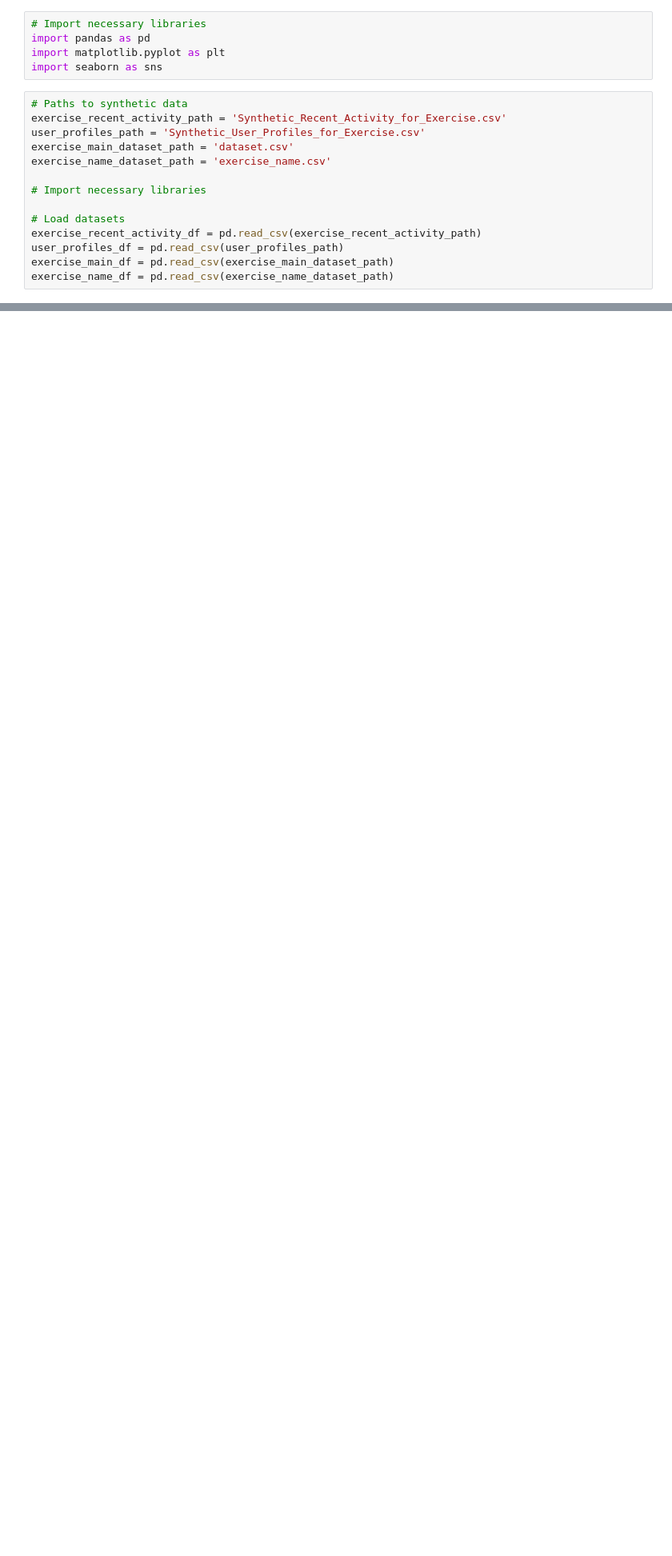
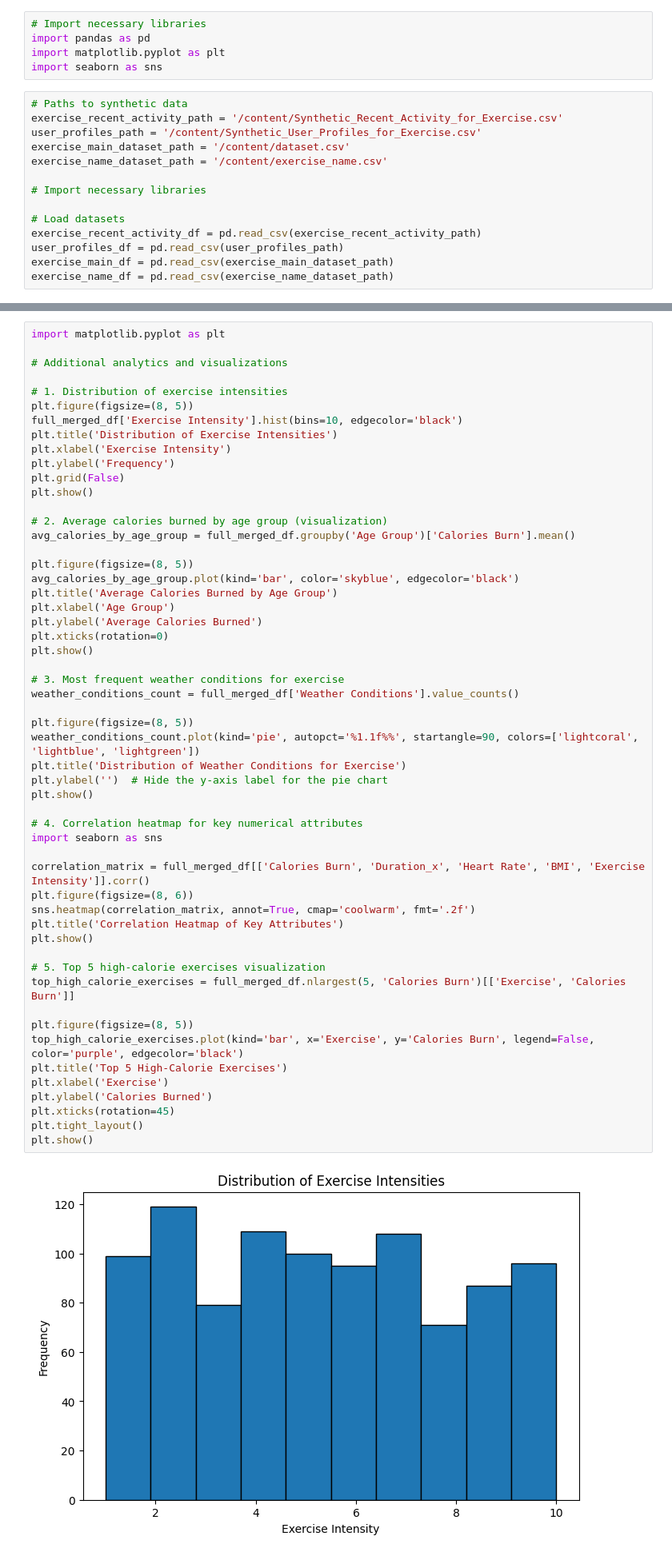
Before and after one commit to VenkatSR-14/nutribuddy, a Jupyter notebook: notebooks/Exercise_dataset_exploration.ipynb, the cells around one changed output, grey strips where cells are left out. Shown at 80% size. Drawn from its saved outputs; the diff is of its cells as text; blank space fills up the shorter version.

Commit message:
Add files via upload
Exercise recommender system analysis

```diff
--- a/notebooks/Exercise_dataset_exploration.ipynb
+++ b/notebooks/Exercise_dataset_exploration.ipynb
@@ -5,10 +5,10 @@ import matplotlib.pyplot as plt
 import seaborn as sns
 # %%
 # Paths to synthetic data
-exercise_recent_activity_path = 'Synthetic_Recent_Activity_for_Exercise.csv'
-user_profiles_path = 'Synthetic_User_Profiles_for_Exercise.csv'
-exercise_main_dataset_path = 'dataset.csv'
-exercise_name_dataset_path = 'exercise_name.csv'
+exercise_recent_activity_path = '/content/Synthetic_Recent_Activity_for_Exercise.csv'
+user_profiles_path = '/content/Synthetic_User_Profiles_for_Exercise.csv'
+exercise_main_dataset_path = '/content/dataset.csv'
+exercise_name_dataset_path = '/content/exercise_name.csv'
 
 # Import necessary libraries
 
@@ -444,0 +89,56 @@ Item-Based CF Recommendations for User_1: [125, 392, 388, 316, 179]
+# %%
+import matplotlib.pyplot as plt
+
+# Additional analytics and visualizations
+
+# 1. Distribution of exercise intensities
+plt.figure(figsize=(8, 5))
+full_merged_df['Exercise Intensity'].hist(bins=10, edgecolor='black')
+plt.title('Distribution of Exercise Intensities')
+plt.xlabel('Exercise Intensity')
+plt.ylabel('Frequency')
+plt.grid(False)
+plt.show()
+
+# 2. Average calories burned by age group (visualization)
+avg_calories_by_age_group = full_merged_df.groupby('Age Group')['Calories Burn'].mean()
+
+plt.figure(figsize=(8, 5))
+avg_calories_by_age_group.plot(kind='bar', color='skyblue', edgecolor='black')
+plt.title('Average Calories Burned by Age Group')
+plt.xlabel('Age Group')
+plt.ylabel('Average Calories Burned')
+plt.xticks(rotation=0)
+plt.show()
+
+# 3. Most frequent weather conditions for exercise
+weather_conditions_count = full_merged_df['Weather Conditions'].value_counts()
+
+plt.figure(figsize=(8, 5))
+weather_conditions_count.plot(kind='pie', autopct='%1.1f%%', startangle=90, colors=['lightcoral', 'lightblue', 'lightgreen'])
+plt.title('Distribution of Weather Conditions for Exercise')
+plt.ylabel('')  # Hide the y-axis label for the pie chart
+plt.show()
+
+# 4. Correlation heatmap for key numerical attributes
+import seaborn as sns
+
+correlation_matrix = full_merged_df[['Calories Burn', 'Duration_x', 'Heart Rate', 'BMI', 'Exercise Intensity']].corr()
+plt.figure(figsize=(8, 6))
+sns.heatmap(correlation_matrix, annot=True, cmap='coolwarm', fmt='.2f')
+plt.title('Correlation Heatmap of Key Attributes')
+plt.show()
+
+# 5. Top 5 high-calorie exercises visualization
+top_high_calorie_exercises = full_merged_df.nlargest(5, 'Calories Burn')[['Exercise', 'Calories Burn']]
+
+plt.figure(figsize=(8, 5))
+top_high_calorie_exercises.plot(kind='bar', x='Exercise', y='Calories Burn', legend=False, color='purple', edgecolor='black')
+plt.title('Top 5 High-Calorie Exercises')
+plt.xlabel('Exercise')
+plt.ylabel('Calories Burned')
+plt.xticks(rotation=45)
+plt.tight_layout()
+plt.show()
+# %% [output]
+[figure, added]
```
Also changed, not shown: parts of 56 cells of this notebook, 2 other files.
